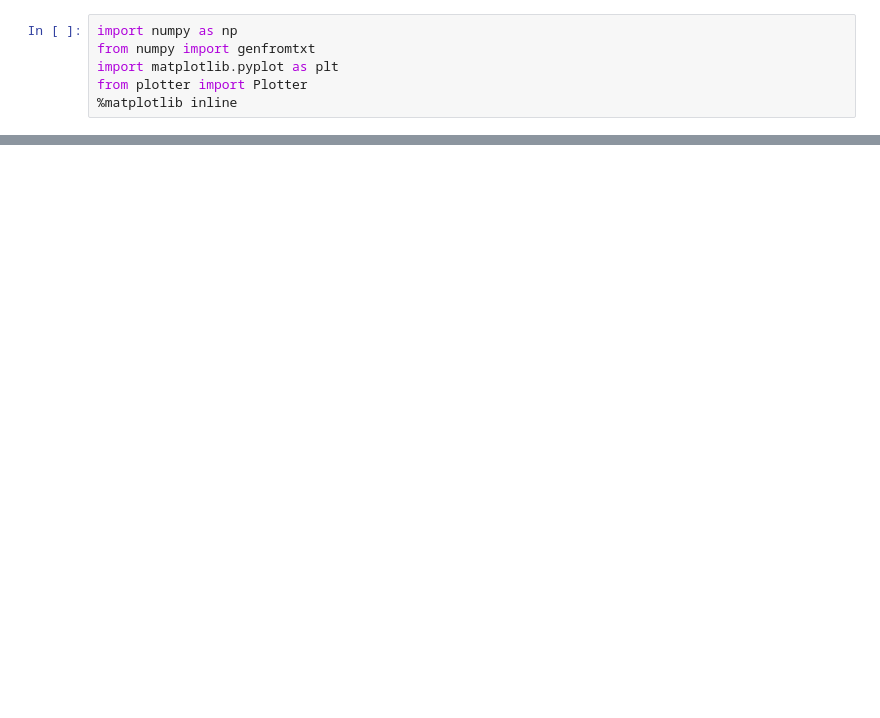
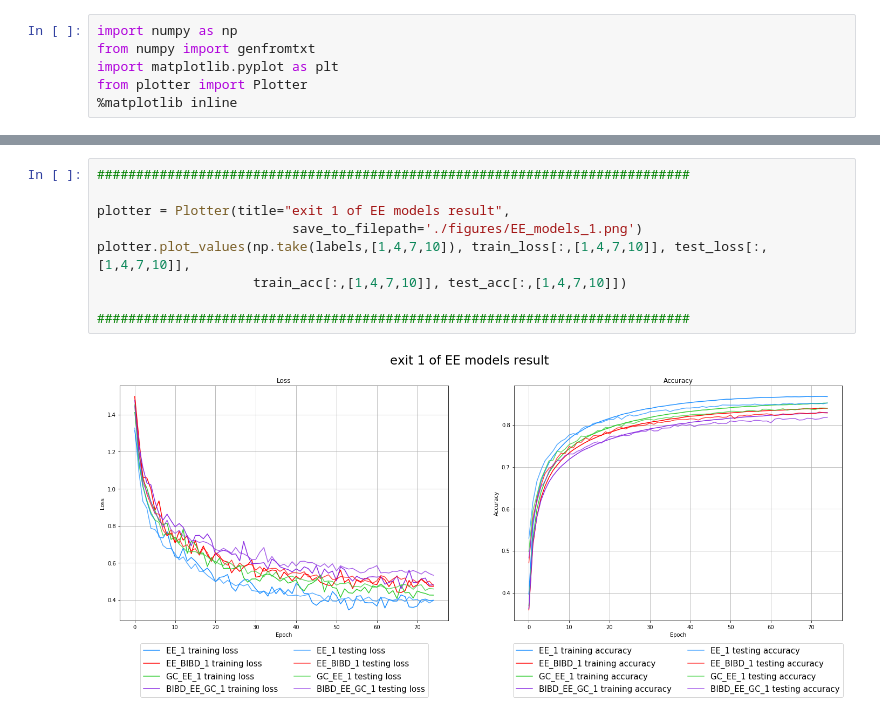
Before and after one commit to iid2019/iddl, a Jupyter notebook: resnet/plot_results.ipynb, the cells around one changed output, grey strips where cells are left out. Cells and saved outputs as stored; diff of their text form; blank space fills up the shorter version.

```diff
--- a/resnet/plot_results.ipynb
+++ b/resnet/plot_results.ipynb
@@ -68,0 +77,11 @@ plotter.plot_values(labels, train_loss, test_loss, train_acc, test_acc)   ##
+# %%
+############################################################################
+
+plotter = Plotter(title="exit 1 of EE models result",
+                         save_to_filepath='./figures/EE_models_1.png')
+plotter.plot_values(np.take(labels,[1,4,7,10]), train_loss[:,[1,4,7,10]], test_loss[:,[1,4,7,10]],
+                    train_acc[:,[1,4,7,10]], test_acc[:,[1,4,7,10]])
+
+############################################################################
+# %% [output]
+[figure, added]
```
Also changed, not shown: parts of 4 cells of this notebook, 4 other files.
